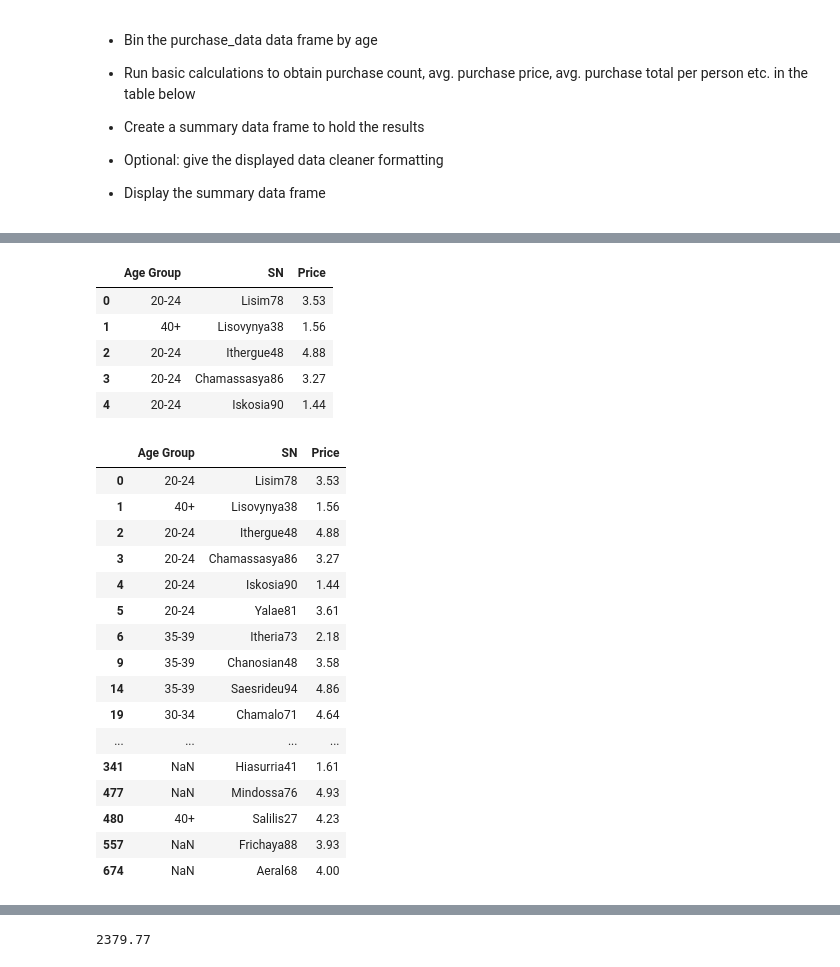
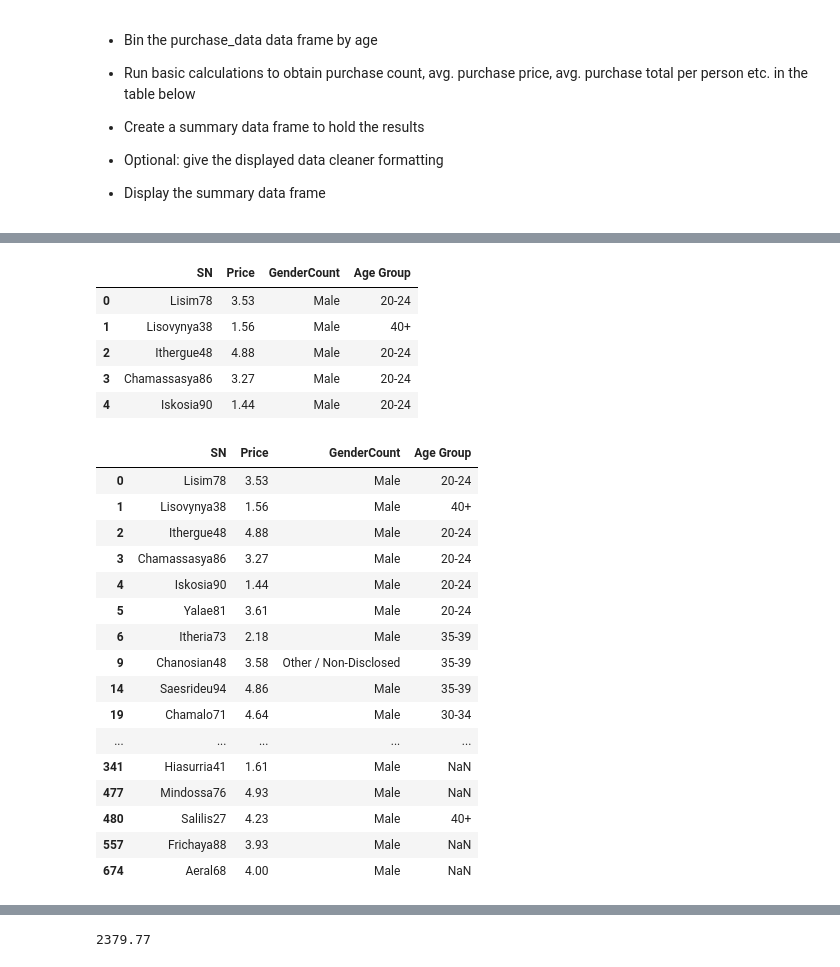
Before and after one commit to dmayo0317/pandas-challenge, a Jupyter notebook: HeroesOfPymoli/HeroesOfPymoli_starter.ipynb, the cells around one changed output, grey strips where cells are left out. Saved outputs shown, nothing was run; the diff lists cells and outputs as text; code cells hidden in the pictures.

```diff
--- a/HeroesOfPymoli/HeroesOfPymoli_starter.ipynb
+++ b/HeroesOfPymoli/HeroesOfPymoli_starter.ipynb
@@ -314,6 +314,6 @@ bins = [0, 9, 14, 19, 24, 29, 34, 39, 40]
 age_group = ["<10", "10-14", "15-19", "20-24", "25-29", "30-34", "35-39", "40+"]
 
 # Segment and sort age values into bins established above
-age_demo_df["Age Group"] = pd.cut(age_demo_df["Age"], bins, labels= age_groups)
+age_demo_df["Age Group"] = pd.cut(age_demo_df["Age"], bins, labels= age_group)
 age_demo_df.head()
 # %% [output]
@@ -451,35 +460,35 @@ summary3_df
 # %%
 #taking the previous table and only taking "Age Group", "SN","Price"
-purch_analysis_df = age_demo_df[["Age Group", "SN","Price"]]
+purch_analysis_df = age_demo_df[["SN","Price","GenderCount", "Age Group"]]
 purch_analysis_df.head()
 # %% [output]
-|  | Age Group | SN | Price |
-| 0 | 20-24 | Lisim78 | 3.53 |
-| 1 | 40+ | Lisovynya38 | 1.56 |
-| 2 | 20-24 | Ithergue48 | 4.88 |
-| 3 | 20-24 | Chamassasya86 | 3.27 |
-| 4 | 20-24 | Iskosia90 | 1.44 |
+|  | SN | Price | GenderCount | Age Group |
+| 0 | Lisim78 | 3.53 | Male | 20-24 |
+| 1 | Lisovynya38 | 1.56 | Male | 40+ |
+| 2 | Ithergue48 | 4.88 | Male | 20-24 |
+| 3 | Chamassasya86 | 3.27 | Male | 20-24 |
+| 4 | Iskosia90 | 1.44 | Male | 20-24 |
 # %%
 #Grouping the data by Age Group
 purch_group_analysis_df = purch_analysis_df.groupby('Age Group')
 purch_group_analysis_df.head()
 # %% [output]
-|  | Age Group | SN | Price |
-| 0 | 20-24 | Lisim78 | 3.53 |
-| 1 | 40+ | Lisovynya38 | 1.56 |
-| 2 | 20-24 | Ithergue48 | 4.88 |
-| 3 | 20-24 | Chamassasya86 | 3.27 |
-| 4 | 20-24 | Iskosia90 | 1.44 |
-| 5 | 20-24 | Yalae81 | 3.61 |
-| 6 | 35-39 | Itheria73 | 2.18 |
-| 9 | 35-39 | Chanosian48 | 3.58 |
-| 14 | 35-39 | Saesrideu94 | 4.86 |
-| 19 | 30-34 | Chamalo71 | 4.64 |
-| ... | ... | ... | ... |
-| 341 | NaN | Hiasurria41 | 1.61 |
-| 477 | NaN | Mindossa76 | 4.93 |
-| 480 | 40+ | Salilis27 | 4.23 |
-| 557 | NaN | Frichaya88 | 3.93 |
-| 674 | NaN | Aeral68 | 4.00 |
+|  | SN | Price | GenderCount | Age Group |
+| 0 | Lisim78 | 3.53 | Male | 20-24 |
+| 1 | Lisovynya38 | 1.56 | Male | 40+ |
+| 2 | Ithergue48 | 4.88 | Male | 20-24 |
+| 3 | Chamassasya86 | 3.27 | Male | 20-24 |
+| 4 | Iskosia90 | 1.44 | Male | 20-24 |
+| 5 | Yalae81 | 3.61 | Male | 20-24 |
+| 6 | Itheria73 | 2.18 | Male | 35-39 |
+| 9 | Chanosian48 | 3.58 | Other / Non-Disclosed | 35-39 |
+| 14 | Saesrideu94 | 4.86 | Male | 35-39 |
+| 19 | Chamalo71 | 4.64 | Male | 30-34 |
+| ... | ... | ... | ... | ... |
+| 341 | Hiasurria41 | 1.61 | Male | NaN |
+| 477 | Mindossa76 | 4.93 | Male | NaN |
+| 480 | Salilis27 | 4.23 | Male | 40+ |
+| 557 | Frichaya88 | 3.93 | Male | NaN |
+| 674 | Aeral68 | 4.00 | Male | NaN |
 # %%
 #Group by Price and count each group
```
Also changed, not shown: parts of 10 cells of this notebook.
